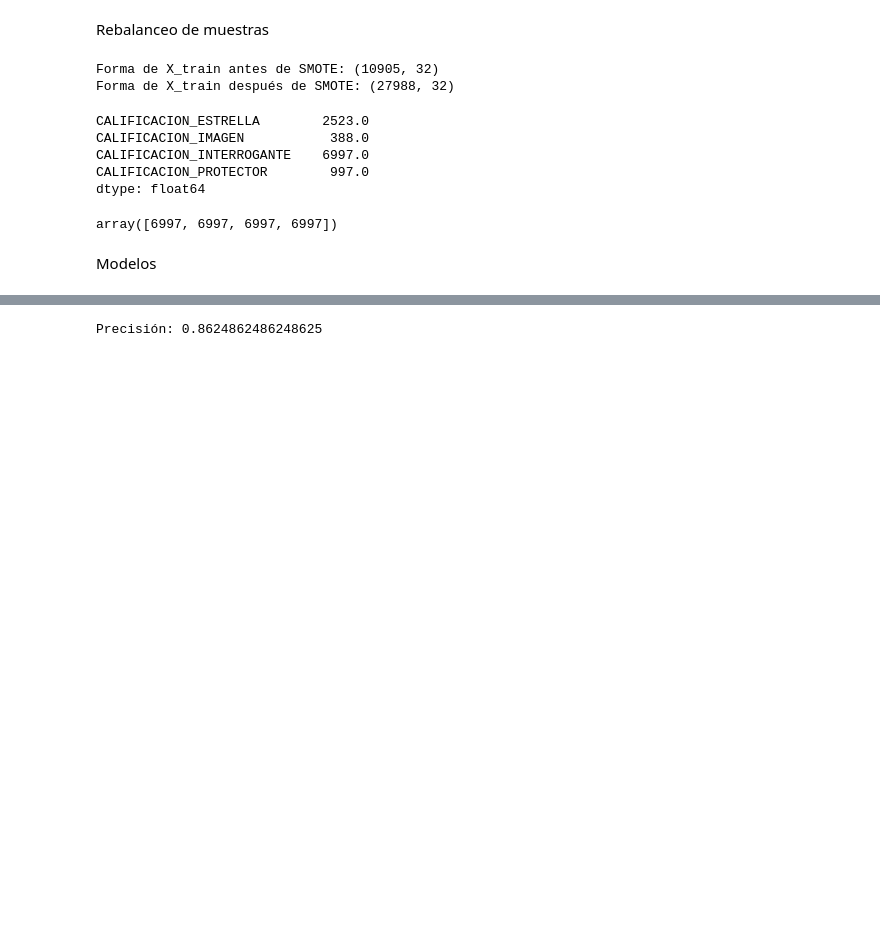
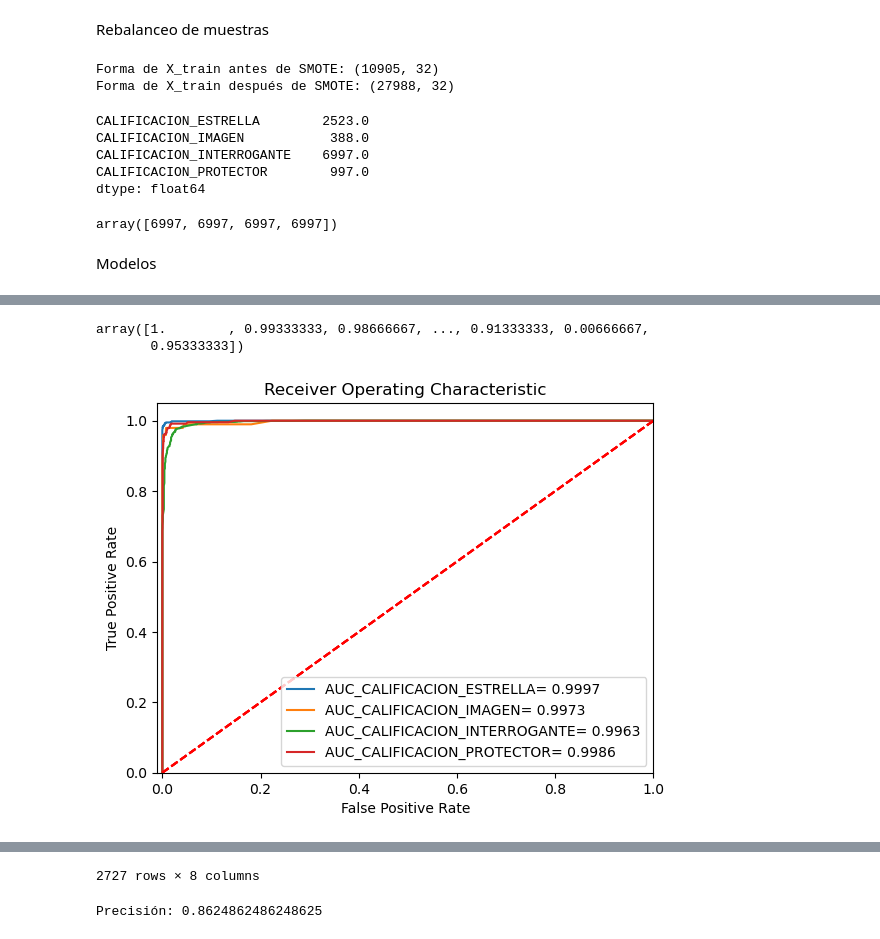
Before and after one commit to christiansakerb/AWS_Random_Forest_Matriz_Boston, a Jupyter notebook: DS_Project.ipynb, the cells around one changed output, grey strips where cells are left out. Drawn from its saved outputs; the diff is of its cells as text; code cells hidden in the pictures; blank space fills up the shorter version.

Commit message:
Medidas de evaluacion para modelos

```diff
--- a/DS_Project.ipynb
+++ b/DS_Project.ipynb
@@ -284,5 +265,5 @@ Note: you may need to restart the kernel to use updated packages.
 # %%
-model = MultiOutputClassifier(RandomForestClassifier())
+model = MultiOutputClassifier(RandomForestClassifier(max_features=10,n_estimators=150))
 model.fit(X_train_resampled, y_train_resampled)
 
 # Hacer predicciones
@@ -296,14 +276,0 @@ Precisión: 0.9523285661899523
-# %%
-report_dict = classification_report(y_test.to_numpy(), y_pred, output_dict=True)
-
-# Acceder a los datos por clase
-for clase, metricas in report_dict.items():
-    if clase.isnumeric():
-        print(f'Clase: {int(clase)}')
-    else:
-        print(f'Clase: {clase}')
-    print(f'Precisión: {metricas["precision"]}')
-    print(f'Recall: {metricas["recall"]}')
-    print(f'F1-Score: {metricas["f1-score"]}')
-    print(f'Support: {metricas["support"]}')
-    print('\n')
@@ -309,0 +291,49 @@ for clase, metricas in report_dict.items():
+# %%
+y_pred = model.predict_proba(X_test.to_numpy())
+y_pred[2][:,1]
+# %% [output]
+array([1.        , 0.99333333, 0.98666667, ..., 0.91333333, 0.00666667,
+       0.95333333])
+# %%
+
+def Graficar_ROC(yreal,ypredicha,clase):
+    fpr, tpr, thresholds = metrics.roc_curve(yreal, ypredicha, pos_label=1)
+    AUCRegLog=metrics.auc(fpr, tpr)
+
+    plt.title('Receiver Operating Characteristic')
+    plt.plot(fpr, tpr, label = 'AUC_' + clase +'= %0.4f' % AUCRegLog)
+    plt.legend(loc = 'lower right')
+    plt.plot([0, 1], [0, 1],'r--')
+    plt.xlim([-0.01, 1])
+    plt.ylim([0, 1.05])
+    plt.ylabel('True Positive Rate')
+    plt.xlabel('False Positive Rate')
+
+
+def organizar_predicciones(model,x_test):
+
+    y_pred = model.predict_proba(x_test.to_numpy())
+
+    diccionario_df={}
+    inicio = 0
+
+    for columna in y.columns:
+        diccionario_df[columna+str('y_pred')] =y_pred[inicio][:,1]
+        inicio +=1
+
+    df_original = pd.DataFrame(diccionario_df,index = y_test.index)
+    df_original = pd.concat([y_test,df_original],axis=1)
+
+    for columna in np.arange(0,len(y.columns),1):
+        y_test_auxiliar = df_original[[y.columns[columna],list(diccionario_df.keys())[columna]]]
+        Graficar_ROC(y_test_auxiliar.iloc[:,0],
+                     y_test_auxiliar.iloc[:,1],
+                     y.columns[columna])
+
+    plt.show()
+    return df_original
+
+
+organizar_predicciones(model,X_test)
+# %% [output]
+[figure, added]
@@ -309,0 +353 @@ for clase, metricas in report_dict.items():
+2727 rows × 8 columns
```
Also changed, not shown: parts of 8 cells of this notebook.
